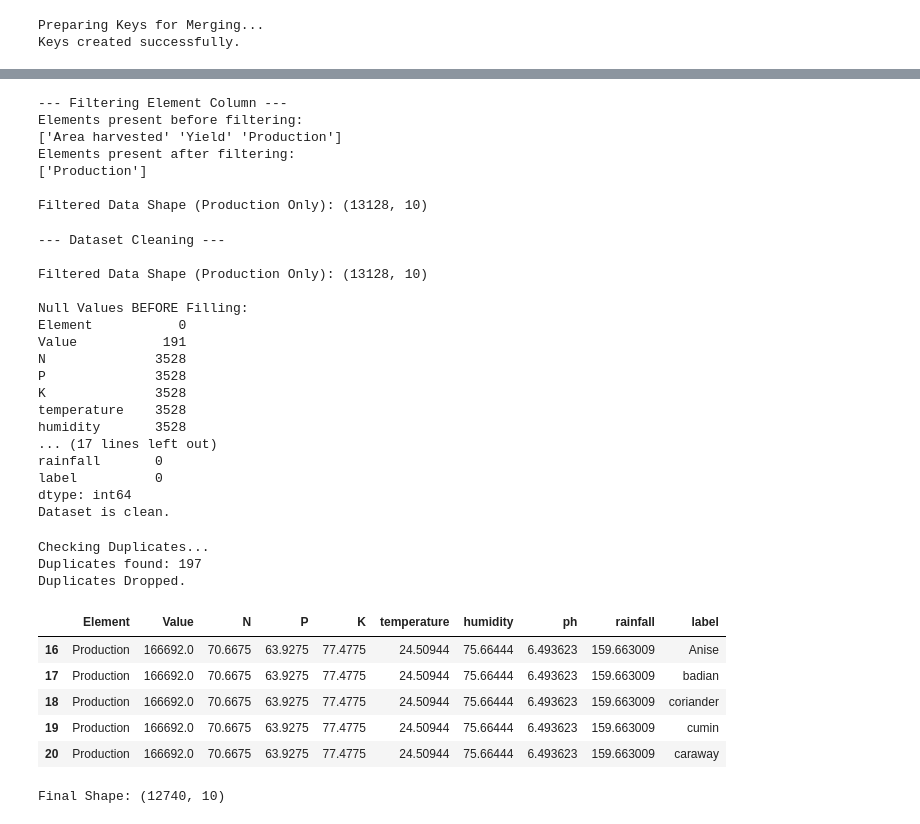
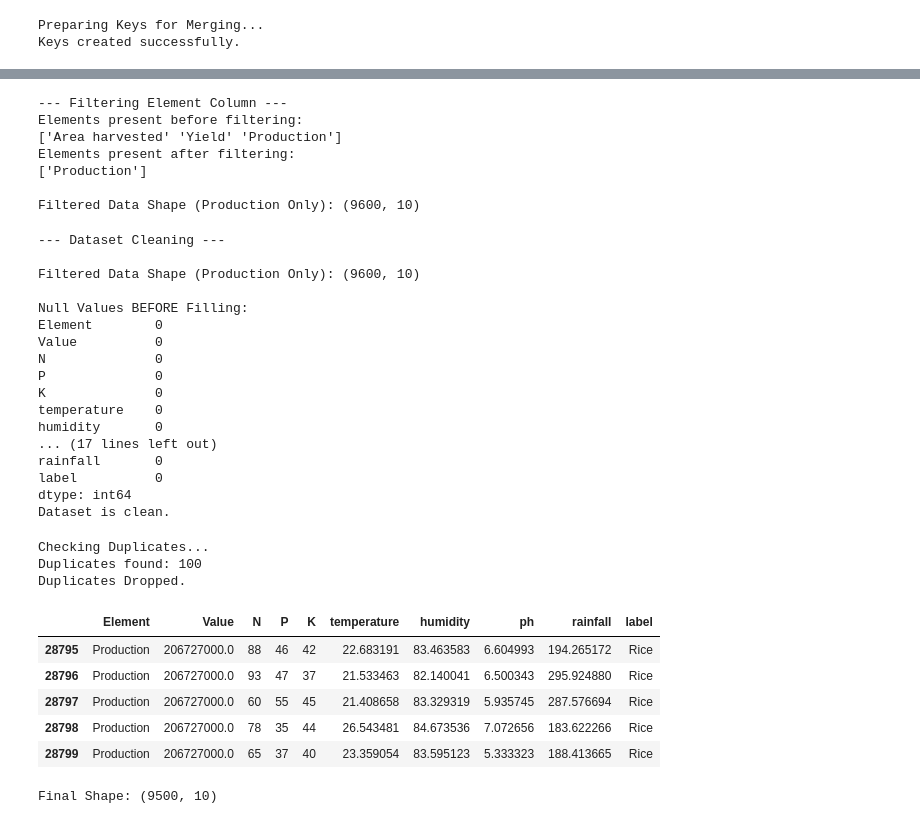
Before and after one commit to springboardmentor2468a-lab/AgriYield, a Jupyter notebook: AI AgriYield Predictor/AI AgriYield Predictor.ipynb, the cells around one changed output, grey strips where cells are left out. Cells and saved outputs as stored; diff of their text form; code cells hidden in the pictures.

```diff
--- a/AI AgriYield Predictor/AI AgriYield Predictor.ipynb
+++ b/AI AgriYield Predictor/AI AgriYield Predictor.ipynb
@@ -62,8 +62,8 @@ try:
 
 
     df_yield_clean = df_yield[
-        (df_yield['Area'] == 'India') &
-        (df_yield['Element'] == 'Yield')
+        (df_yield['Area'] == 'India') #&
+        #(df_yield['Element'] == 'Production')
     ].copy()
 
 
@@ -161,7 +161,7 @@ try:
         df_exploded,
         df_soil,
         on='Join_Key',
-        how='left'
+        how='inner'
     )
 
     if 'label' in final_df.columns:
@@ -175,7 +175,11 @@ try:
     print(f"Merged Shape: {final_df.shape}")
     print("Columns:", final_df.columns.tolist())
 
-    display(final_df.head())
+    print('Display(final_df.head(19))')
+    display(final_df.head(19))
+
+    print('display(final_df.tail(19))')
+    display(final_df.tail(19))
 
 except Exception as e:
     print(f"Error in Cell 9: {e}")
@@ -215,7 +249,7 @@ Elements present before filtering:
 Elements present after filtering:
 ['Production']
 
-Filtered Data Shape (Production Only): (13128, 10)
+Filtered Data Shape (Production Only): (9600, 10)
 # %%
 try:
     print("--- Dataset Cleaning ---")
@@ -256,16 +290,16 @@ except Exception as e:
 # %% [output]
 --- Dataset Cleaning ---
 
-Filtered Data Shape (Production Only): (13128, 10)
+Filtered Data Shape (Production Only): (9600, 10)
 
 Null Values BEFORE Filling:
-Element           0
-Value           191
-N              3528
-P              3528
-K              3528
-temperature    3528
-humidity       3528
+Element        0
+Value          0
+N              0
+P              0
+K              0
+temperature    0
+humidity       0
 ... (17 lines left out)
 rainfall       0
 label          0
@@ -274,27 +308,29 @@ Dataset is clean.
 # %%
 try:
     print("Checking Duplicates...")
     dupes = final_df.duplicated().sum()
     print(f"Duplicates found: {dupes}")
 
     if dupes > 0:
         final_df = final_df.drop_duplicates()
         print("Duplicates Dropped.")
-    display(final_df.head())
+    display(final_df.tail())
+
+    # display(final_df.tail())
     print(f"Final Shape: {final_df.shape}")
 except Exception as e:
     print(f"Error: {e}")
 # %% [output]
 Checking Duplicates...
-Duplicates found: 197
+Duplicates found: 100
 Duplicates Dropped.
 |  | Element | Value | N | P | K | temperature | humidity | ph | rainfall | label |
-| 16 | Production | 166692.0 | 70.6675 | 63.9275 | 77.4775 | 24.50944 | 75.66444 | 6.493623 | 159.663009 | Anise |
-| 17 | Production | 166692.0 | 70.6675 | 63.9275 | 77.4775 | 24.50944 | 75.66444 | 6.493623 | 159.663009 | badian |
-| 18 | Production | 166692.0 | 70.6675 | 63.9275 | 77.4775 | 24.50944 | 75.66444 | 6.493623 | 159.663009 | coriander |
-| 19 | Production | 166692.0 | 70.6675 | 63.9275 | 77.4775 | 24.50944 | 75.66444 | 6.493623 | 159.663009 | cumin |
-| 20 | Production | 166692.0 | 70.6675 | 63.9275 | 77.4775 | 24.50944 | 75.66444 | 6.493623 | 159.663009 | caraway |
+| 28795 | Production | 206727000.0 | 88 | 46 | 42 | 22.683191 | 83.463583 | 6.604993 | 194.265172 | Rice |
+| 28796 | Production | 206727000.0 | 93 | 47 | 37 | 21.533463 | 82.140041 | 6.500343 | 295.924880 | Rice |
+| 28797 | Production | 206727000.0 | 60 | 55 | 45 | 21.408658 | 83.329319 | 5.935745 | 287.576694 | Rice |
+| 28798 | Production | 206727000.0 | 78 | 35 | 44 | 26.543481 | 84.673536 | 7.072656 | 183.622266 | Rice |
+| 28799 | Production | 206727000.0 | 65 | 37 | 40 | 23.359054 | 83.595123 | 5.333323 | 188.413665 | Rice |
-Final Shape: (12740, 10)
+Final Shape: (9500, 10)
 # %%
 try:
     print("Visualizing Outliers in 'Value'...")
```
Also changed, not shown: parts of 5 cells of this notebook.
